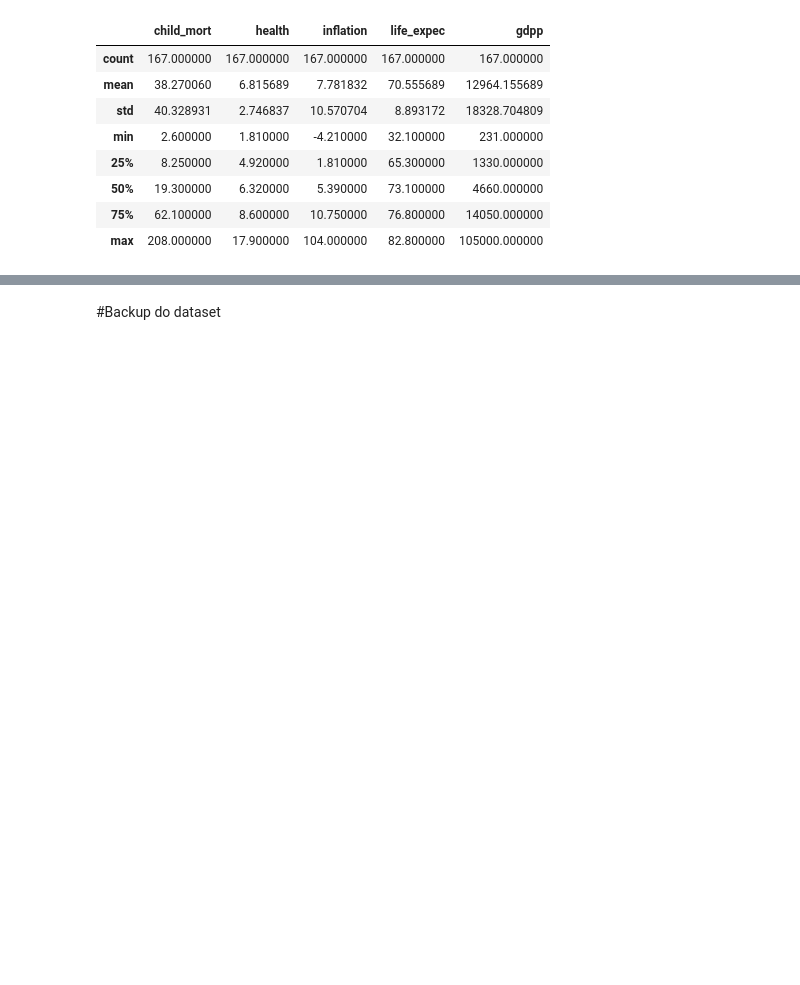
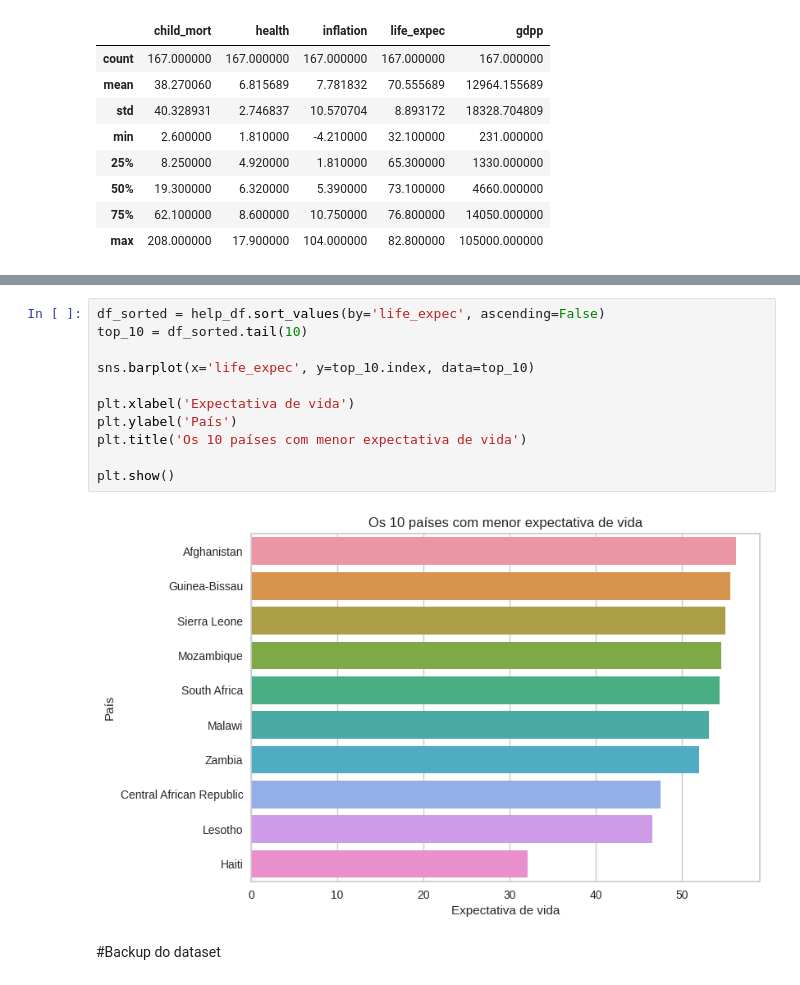
Before and after one commit to GabrielCdev/HELP_International_Analysis, a Jupyter notebook: HELP_International_Analysis.ipynb, the cells around one changed output, grey strips where cells are left out. Cells and saved outputs as stored; diff of their text form; blank space fills up the shorter version.

```diff
--- a/HELP_International_Analysis.ipynb
+++ b/HELP_International_Analysis.ipynb
@@ -246,3 +287,16 @@ help_df.describe()
+# %%
+df_sorted = help_df.sort_values(by='life_expec', ascending=False)
+top_10 = df_sorted.tail(10)
+
+sns.barplot(x='life_expec', y=top_10.index, data=top_10)
+
+plt.xlabel('Expectativa de vida')
+plt.ylabel('País')
+plt.title('Os 10 países com menor expectativa de vida')
+
+plt.show()
+# %% [output]
+[figure, added]
 # %% [markdown]
 #Backup do dataset
 # %%
```
Also changed, not shown: parts of 5 cells of this notebook.
